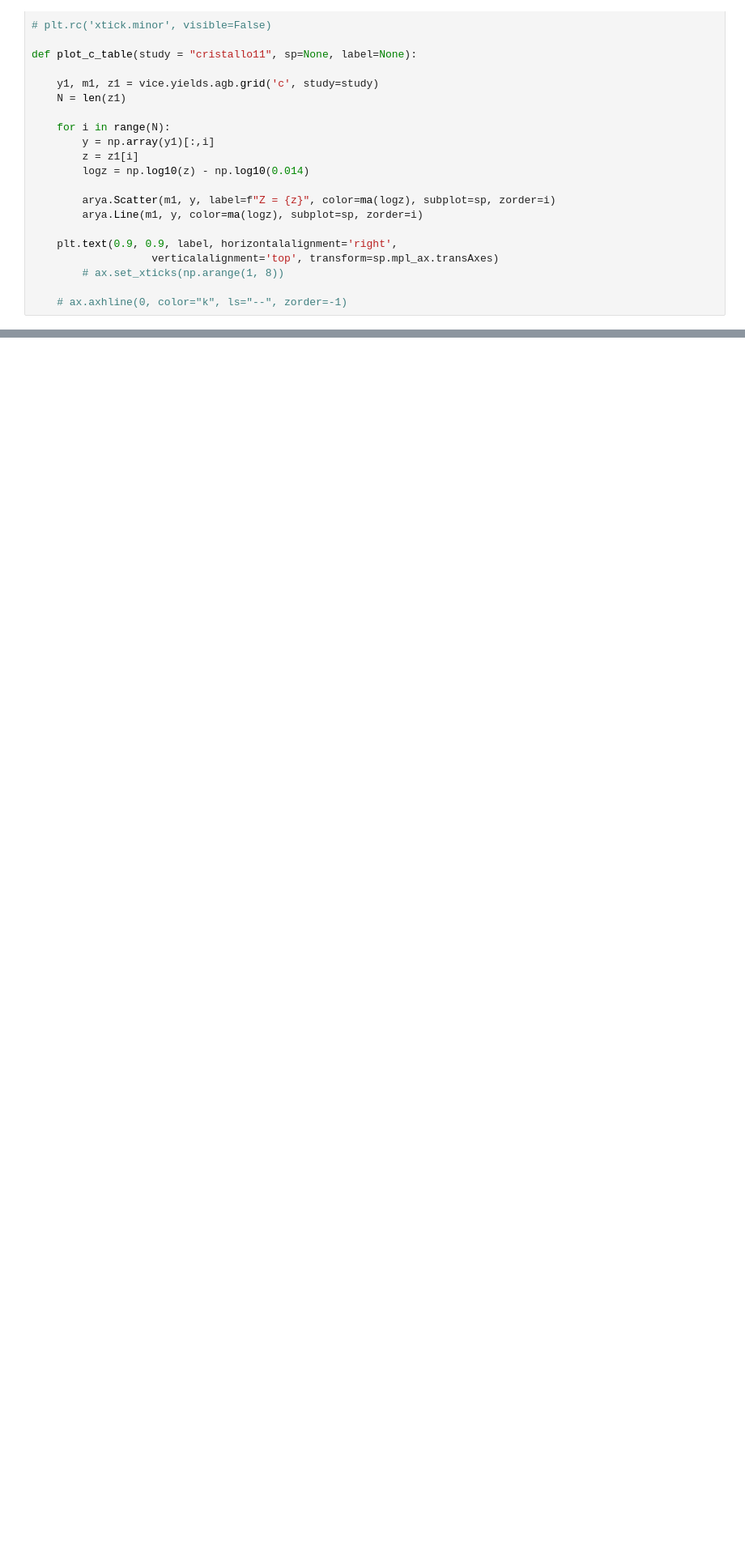
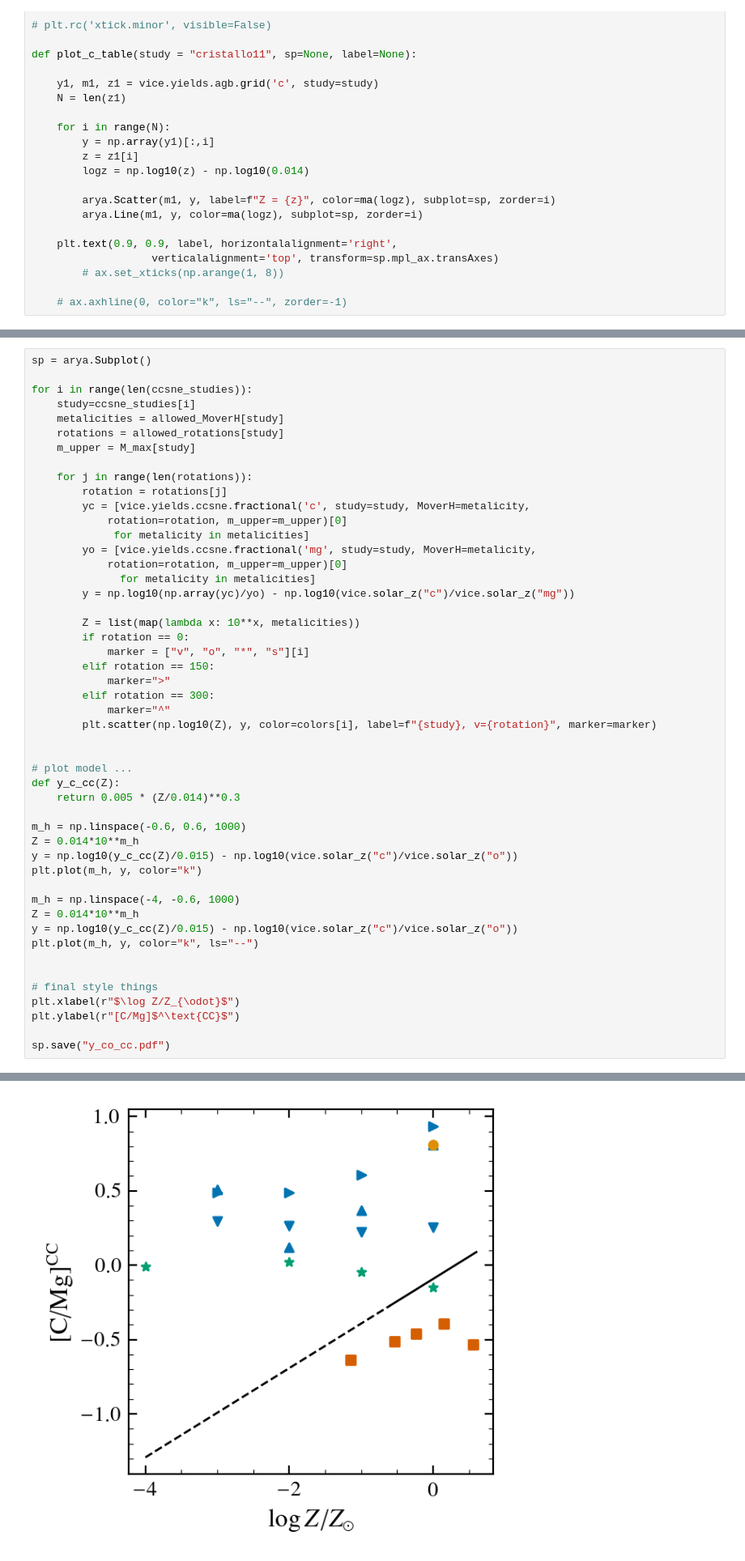
Before and after one commit to aeyobd/surp, a Jupyter notebook: carbon_paper/arya_test.ipynb, the cells around one changed output, grey strips where cells are left out. Shown at 81% size. Saved outputs shown, nothing was run; the diff lists cells and outputs as text; blank space fills up the shorter version.

```diff
--- a/carbon_paper/arya_test.ipynb
+++ b/carbon_paper/arya_test.ipynb
@@ -291,0 +516,50 @@ one file saved at ./figures/y_agb_vs_z.pdf
+# %%
+sp = arya.Subplot()
+
+for i in range(len(ccsne_studies)):
+    study=ccsne_studies[i]
+    metalicities = allowed_MoverH[study]
+    rotations = allowed_rotations[study]
+    m_upper = M_max[study]
+
+    for j in range(len(rotations)):
+        rotation = rotations[j]
+        yc = [vice.yields.ccsne.fractional('c', study=study, MoverH=metalicity,
+            rotation=rotation, m_upper=m_upper)[0]
+             for metalicity in metalicities]
+        yo = [vice.yields.ccsne.fractional('mg', study=study, MoverH=metalicity,
+            rotation=rotation, m_upper=m_upper)[0]
+              for metalicity in metalicities]
+        y = np.log10(np.array(yc)/yo) - np.log10(vice.solar_z("c")/vice.solar_z("mg"))
+
+        Z = list(map(lambda x: 10**x, metalicities))
+        if rotation == 0:
+            marker = ["v", "o", "*", "s"][i]
+        elif rotation == 150:
+            marker=">"
+        elif rotation == 300:
+            marker="^"
+        plt.scatter(np.log10(Z), y, color=colors[i], label=f"{study}, v={rotation}", marker=marker)
+
+
+# plot model ...
+def y_c_cc(Z):
+    return 0.005 * (Z/0.014)**0.3
+
+m_h = np.linspace(-0.6, 0.6, 1000)
+Z = 0.014*10**m_h
+y = np.log10(y_c_cc(Z)/0.015) - np.log10(vice.solar_z("c")/vice.solar_z("o"))
+plt.plot(m_h, y, color="k")
+
+m_h = np.linspace(-4, -0.6, 1000)
+Z = 0.014*10**m_h
+y = np.log10(y_c_cc(Z)/0.015) - np.log10(vice.solar_z("c")/vice.solar_z("o"))
+plt.plot(m_h, y, color="k", ls="--")
+
+
+# final style things
+plt.xlabel(r"$\log Z/Z_{\odot}$")
+plt.ylabel(r"[C/Mg]$^\text{CC}$")
+
+sp.save("y_co_cc.pdf")
+# %% [output]
@@ -291,0 +567 @@ one file saved at ./figures/y_agb_vs_z.pdf
+[figure, added]
```
Also changed, not shown: parts of 16 cells of this notebook, 2 other files.
